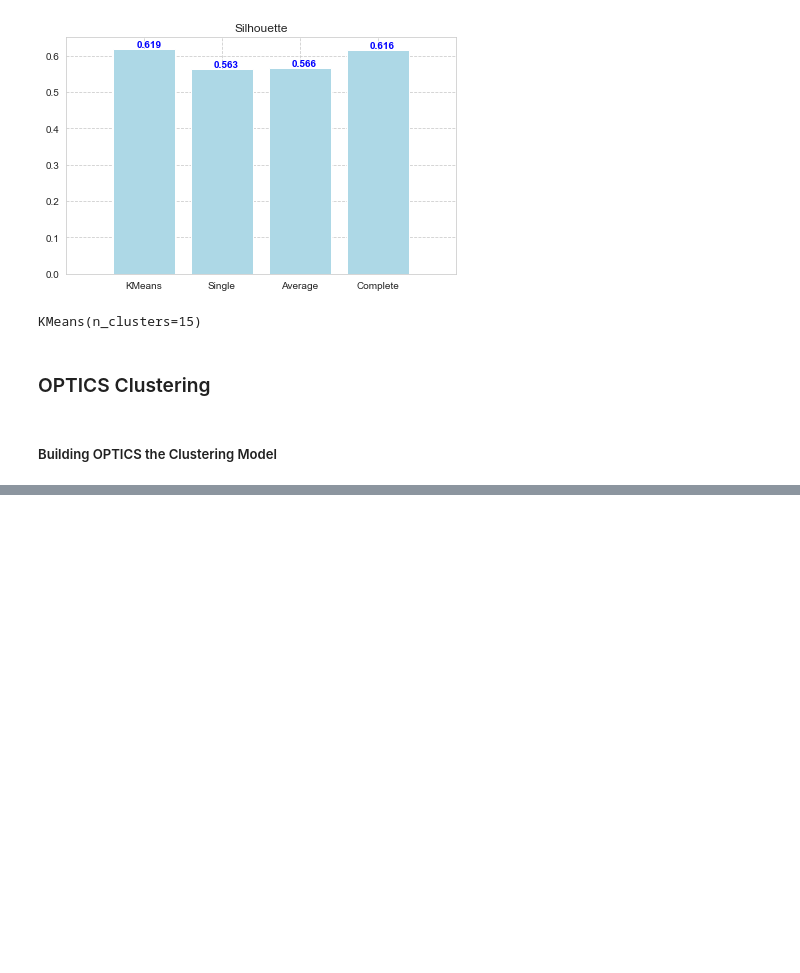
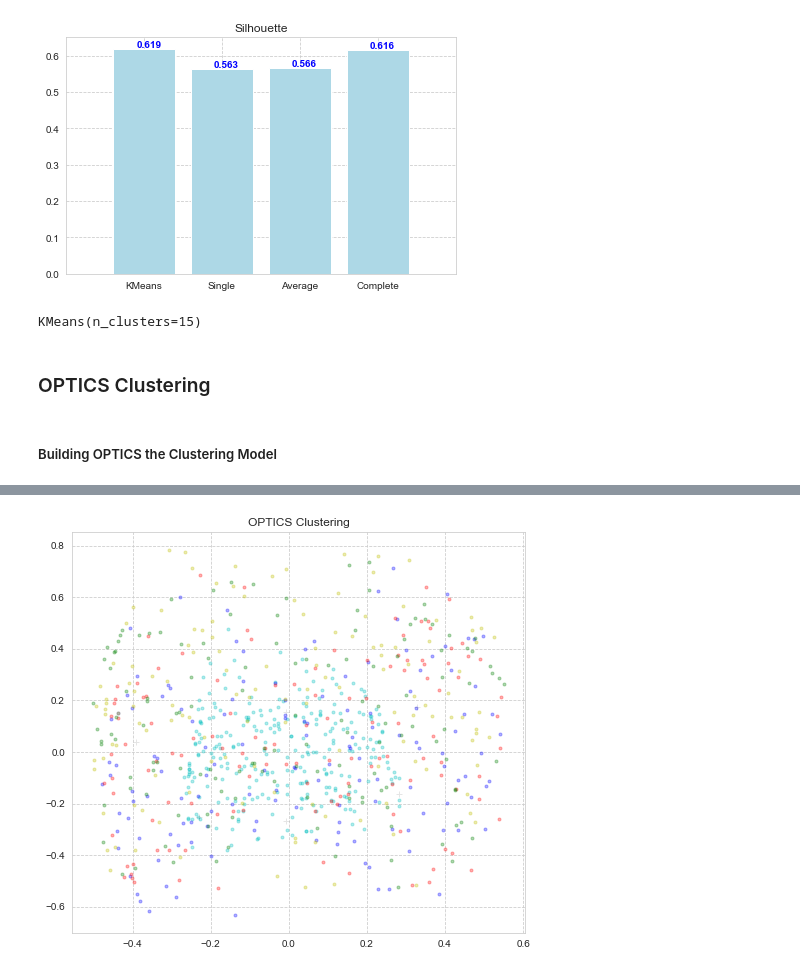
Before and after one commit to Sun-Chirawat/Senior-Project-CS, a Jupyter notebook: Clustering Modelling.ipynb, the cells around one changed output, grey strips where cells are left out. Saved outputs shown, nothing was run; the diff lists cells and outputs as text; code cells hidden in the pictures; blank space fills up the shorter version.

Commit message:
Apply plot of OPTICS

```diff
--- a/Clustering Modelling.ipynb
+++ b/Clustering Modelling.ipynb
@@ -548,9 +548,22 @@ KMeans(n_clusters=15)
 from sklearn.cluster import OPTICS, cluster_optics_dbscan
 from matplotlib import gridspec
 
+#number of Sample
+k = 15
+
 # Building the OPTICS Clustering model
-optics_model = OPTICS(min_samples = 100, xi = 0.05, min_cluster_size = 0.05)
+optics_model = OPTICS(min_samples = k, xi = 0.05, min_cluster_size = 0.05)
 
-# Training the model
+# Apply the model
 optics_model.fit(X)
+
+
+y_optics = optics_model.fit_predict(X)
+col_names = list(df.columns.values)
+
+# append cluster labels to the last column of the dataset
+result = pd.concat([pd.DataFrame(df,columns=col_names), pd.DataFrame(y_optics,columns=['ClusterLabels']) ], axis=1)
+
+#cluster label starts from 0
+result.head()
 # %% [output]
@@ -645,0 +595,21 @@ plt.show()
+# %%
+# Defining the framework of the visualization
+plt.figure(figsize =(20, 12))
+G = gridspec.GridSpec(2, 3)
+ax2 = plt.subplot(G[1, 0])
+
+# Plotting the OPTICS Clustering
+colors = ['c.', 'b.', 'r.', 'y.', 'g.']
+for Class, colour in zip(range(0, 5), colors):
+    Xk = X[optics_model.labels_ == Class]
+    ax2.plot(Xk.iloc[:, 0], Xk.iloc[:, 1], colour, alpha = 0.3)
+
+ax2.plot(X.iloc[optics_model.labels_ == -1, 0],
+        X.iloc[optics_model.labels_ == -1, 1],
+       'k+', alpha = 0.1)
+ax2.set_title('OPTICS Clustering')
+
+plt.tight_layout()
+plt.show()
+# %% [output]
+[figure, added]
```
Also changed, not shown: parts of 9 cells of this notebook.
